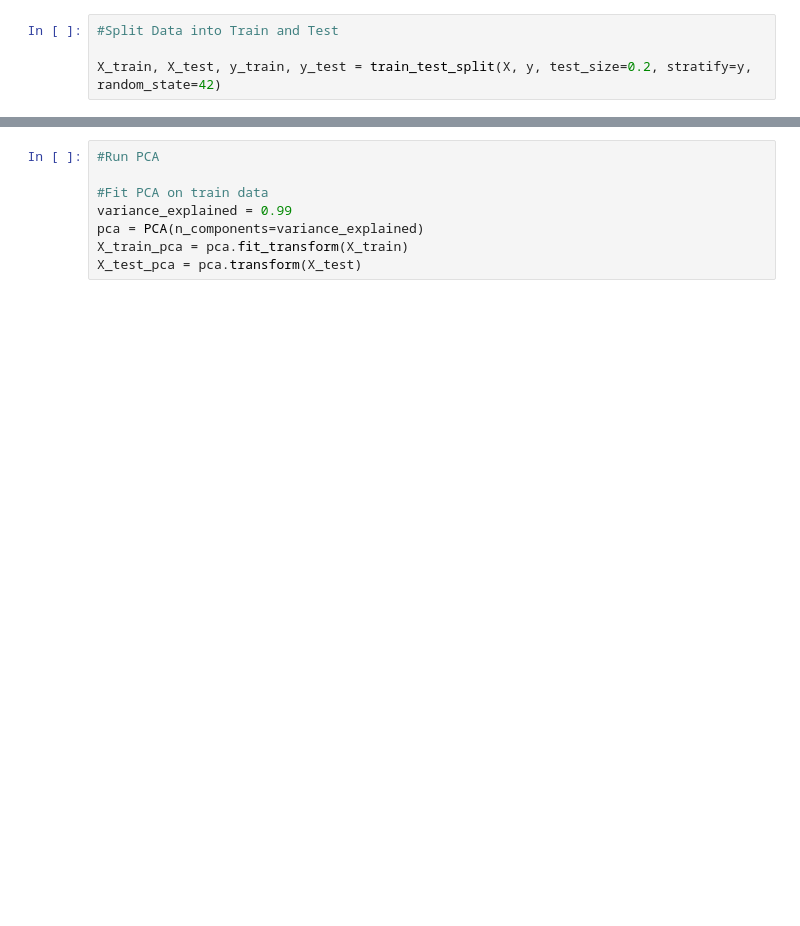
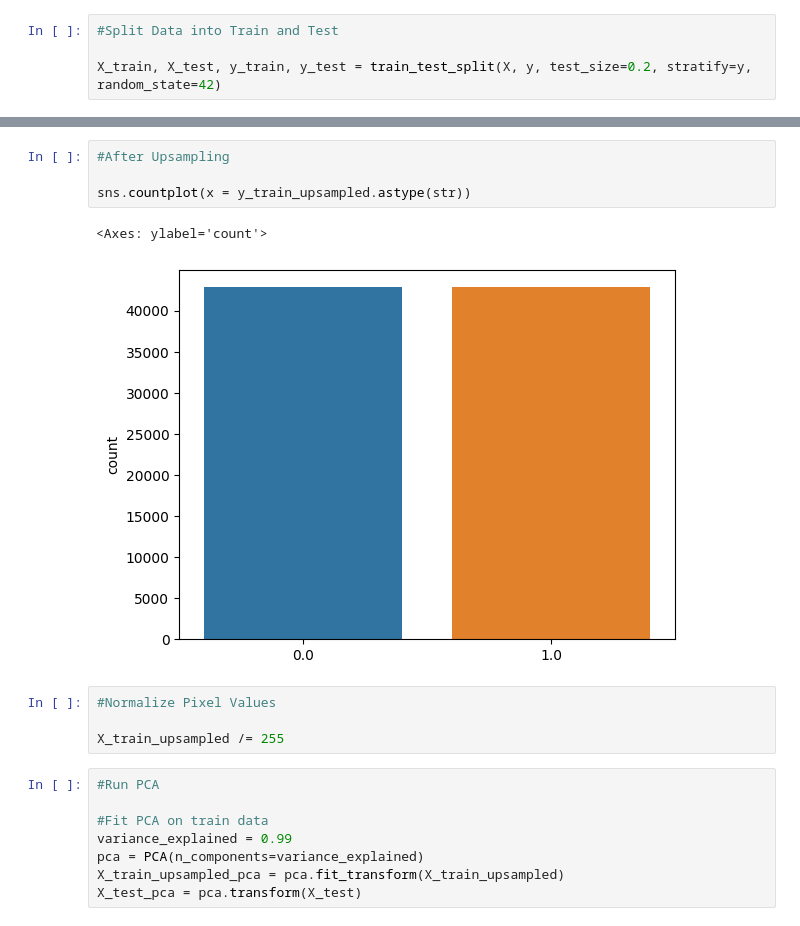
Before and after one commit to madhusudan-deshpande/breast-cancer-detection, a Jupyter notebook: pca-knn-256x256.ipynb, the cells around one changed output, grey strips where cells are left out. Cells and saved outputs as stored; diff of their text form; blank space fills up the shorter version.

```diff
--- a/pca-knn-256x256.ipynb
+++ b/pca-knn-256x256.ipynb
@@ -80,10 +90,21 @@ X_train, X_test, y_train, y_test = train_test_split(X, y, test_size=0.2, stratif
+# %%
+#After Upsampling
+
+sns.countplot(x = y_train_upsampled.astype(str))
+# %% [output]
+<Axes: ylabel='count'>
+[figure, added]
+# %%
+#Normalize Pixel Values
+
+X_train_upsampled /= 255
 # %%
 #Run PCA
 
 #Fit PCA on train data
 variance_explained = 0.99
 pca = PCA(n_components=variance_explained)
-X_train_pca = pca.fit_transform(X_train)
+X_train_upsampled_pca = pca.fit_transform(X_train_upsampled)
 X_test_pca = pca.transform(X_test)
 # %%
 pca.explained_variance_ratio_.sum()
```
Also changed, not shown: parts of 9 cells of this notebook.
